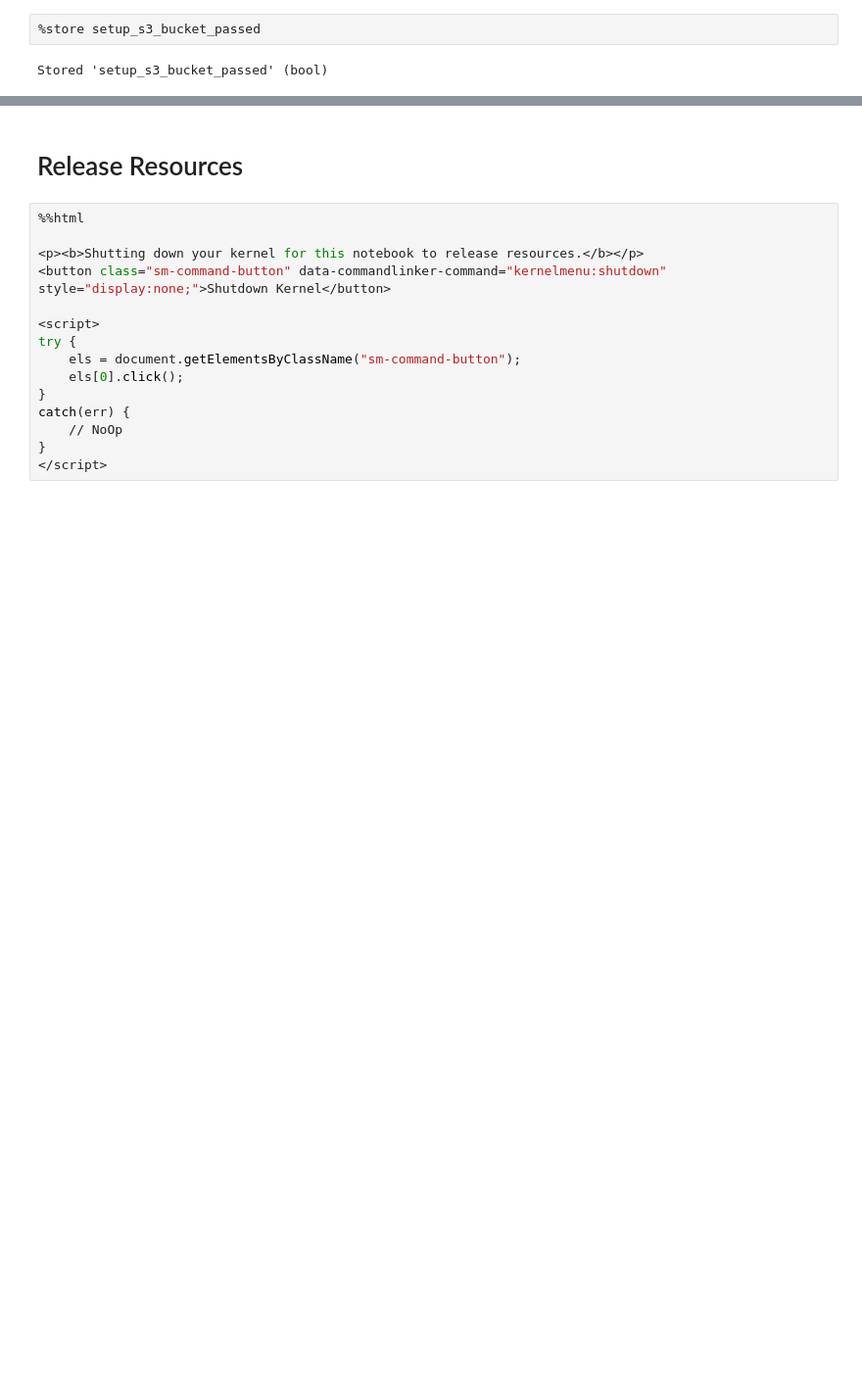
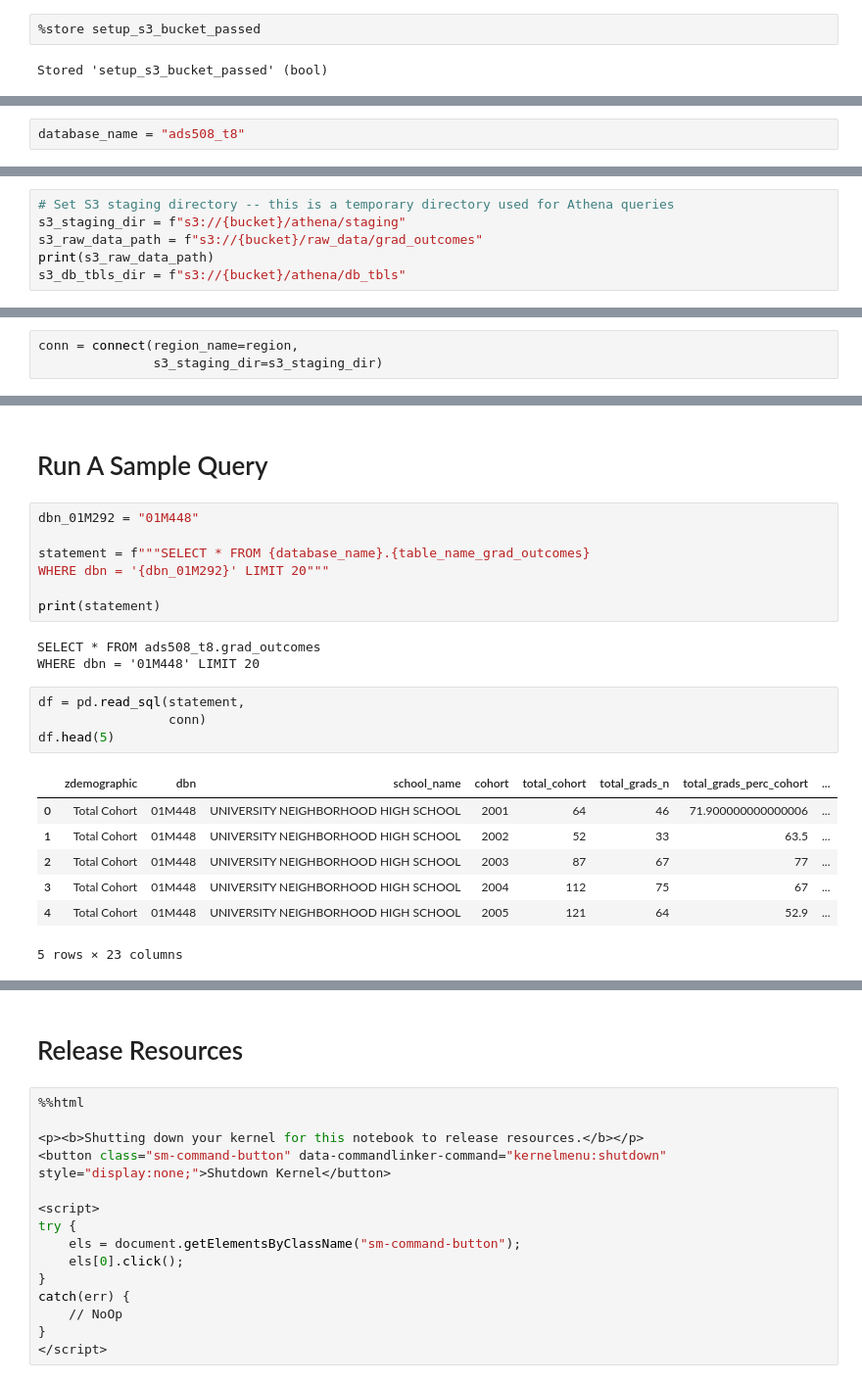
Before and after one commit to amcarr-ds/ML_modeling_using_AWS_proj, a Jupyter notebook: deliverables/00_S3_Setup_amc_v1.ipynb, the cells around one changed output, grey strips where cells are left out. Shown at 98% size. Drawn from its saved outputs; the diff is of its cells as text; blank space fills up the shorter version.

Commit message:
Add initial Athena table creation and check

```diff
--- a/deliverables/00_S3_Setup_amc_v1.ipynb
+++ b/deliverables/00_S3_Setup_amc_v1.ipynb
@@ -48,0 +66,2 @@ Stored 'setup_s3_bucket_passed' (bool)
+# %%
+database_name = "ads508_t8"
@@ -48,0 +72,6 @@ Stored 'setup_s3_bucket_passed' (bool)
+# %%
+# Set S3 staging directory -- this is a temporary directory used for Athena queries
+s3_staging_dir = f"s3://{bucket}/athena/staging"
+s3_raw_data_path = f"s3://{bucket}/raw_data/grad_outcomes"
+print(s3_raw_data_path)
+s3_db_tbls_dir = f"s3://{bucket}/athena/db_tbls"
@@ -48,0 +80,3 @@ Stored 'setup_s3_bucket_passed' (bool)
+# %%
+conn = connect(region_name=region,
+               s3_staging_dir=s3_staging_dir)
@@ -48,0 +233,24 @@ Stored 'setup_s3_bucket_passed' (bool)
+# %% [markdown]
+# Run A Sample Query
+# %%
+dbn_01M292 = "01M448"
+
+statement = f"""SELECT * FROM {database_name}.{table_name_grad_outcomes}
+WHERE dbn = '{dbn_01M292}' LIMIT 20"""
+
+print(statement)
+# %% [output]
+SELECT * FROM ads508_t8.grad_outcomes
+WHERE dbn = '01M448' LIMIT 20
+# %%
+df = pd.read_sql(statement,
+                 conn)
+df.head(5)
+# %% [output]
+|  | zdemographic | dbn | school_name | cohort | total_cohort | total_grads_n | total_grads_perc_cohort | ... |
+| 0 | Total Cohort | 01M448 | UNIVERSITY NEIGHBORHOOD HIGH SCHOOL | 2001 | 64 | 46 | 71.900000000000006 | ... |
+| 1 | Total Cohort | 01M448 | UNIVERSITY NEIGHBORHOOD HIGH SCHOOL | 2002 | 52 | 33 | 63.5 | ... |
+| 2 | Total Cohort | 01M448 | UNIVERSITY NEIGHBORHOOD HIGH SCHOOL | 2003 | 87 | 67 | 77 | ... |
+| 3 | Total Cohort | 01M448 | UNIVERSITY NEIGHBORHOOD HIGH SCHOOL | 2004 | 112 | 75 | 67 | ... |
+| 4 | Total Cohort | 01M448 | UNIVERSITY NEIGHBORHOOD HIGH SCHOOL | 2005 | 121 | 64 | 52.9 | ... |
+5 rows × 23 columns
```
Also changed, not shown: parts of 29 cells of this notebook.
